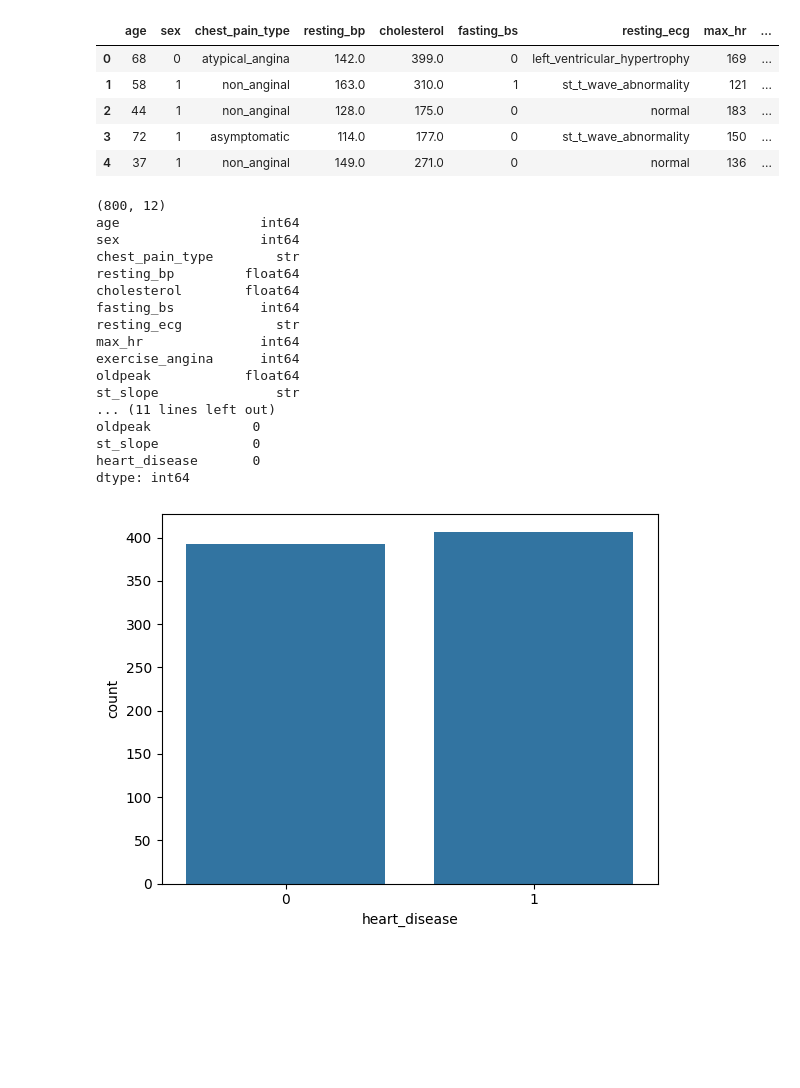
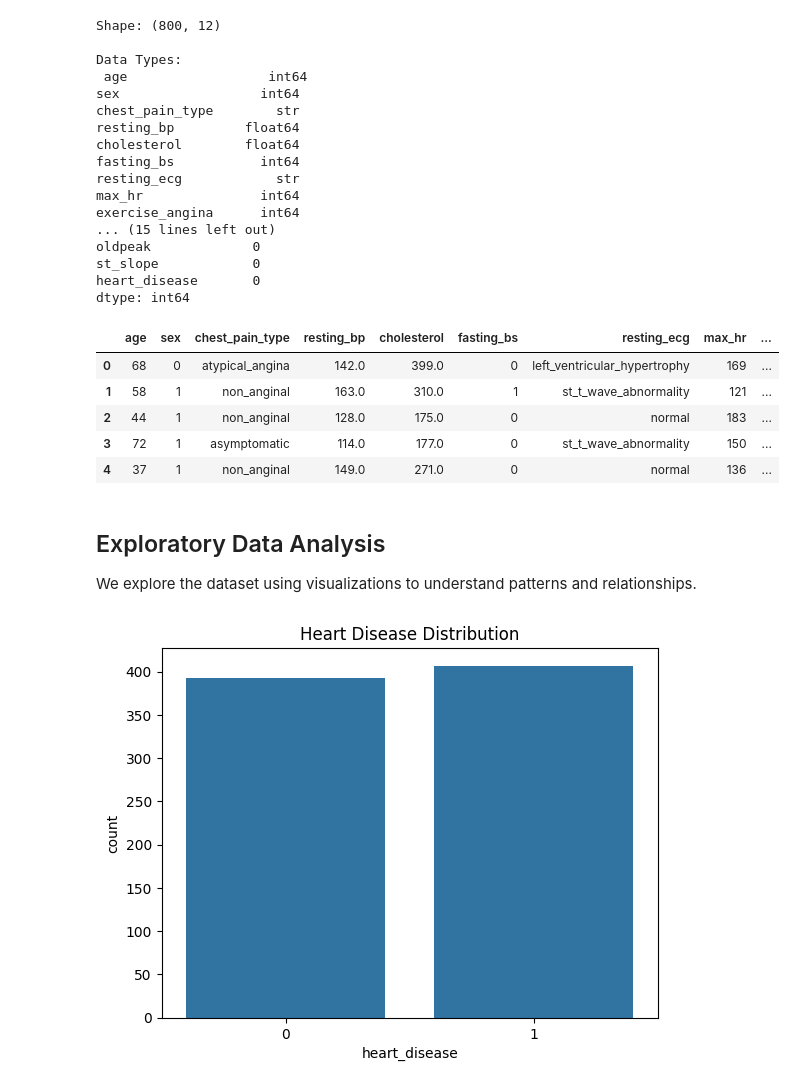
Before and after one commit to Anshraj9870/ml-assessment-Anshraj, a Jupyter notebook: part_a/q1_supervised.ipynb, the cells around one changed output. Drawn from its saved outputs; the diff is of its cells as text; code cells hidden in the pictures; blank space fills up the shorter version.

```diff
--- a/part_a/q1_supervised.ipynb
+++ b/part_a/q1_supervised.ipynb
@@ -1,43 +9,49 @@
 # %%
 import pandas as pd
 
+# Load dataset
 df = pd.read_csv('../data/q1_heart_disease.csv')
 
+# Basic inspection
+print("Shape:", df.shape)
+print("\nData Types:\n", df.dtypes)
+print("\nMissing Values:\n", df.isnull().sum())
+
 df.head()
 # %% [output]
+Shape: (800, 12)
+
+Data Types:
+ age                  int64
+sex                  int64
+chest_pain_type        str
+resting_bp         float64
+cholesterol        float64
+fasting_bs           int64
+resting_ecg            str
+max_hr               int64
+exercise_angina      int64
+... (15 lines left out)
+oldpeak             0
+st_slope            0
+heart_disease       0
+dtype: int64
 |  | age | sex | chest_pain_type | resting_bp | cholesterol | fasting_bs | resting_ecg | max_hr | ... |
 | 0 | 68 | 0 | atypical_angina | 142.0 | 399.0 | 0 | left_ventricular_hypertrophy | 169 | ... |
 | 1 | 58 | 1 | non_anginal | 163.0 | 310.0 | 1 | st_t_wave_abnormality | 121 | ... |
 | 2 | 44 | 1 | non_anginal | 128.0 | 175.0 | 0 | normal | 183 | ... |
 | 3 | 72 | 1 | asymptomatic | 114.0 | 177.0 | 0 | st_t_wave_abnormality | 150 | ... |
 | 4 | 37 | 1 | non_anginal | 149.0 | 271.0 | 0 | normal | 136 | ... |
-# %%
-print(df.shape)
-print(df.dtypes)
-print(df.isnull().sum())
-# %% [output]
-(800, 12)
-age                  int64
-sex                  int64
-chest_pain_type        str
-resting_bp         float64
-cholesterol        float64
-fasting_bs           int64
-resting_ecg            str
-max_hr               int64
-exercise_angina      int64
-oldpeak            float64
-st_slope               str
-... (11 lines left out)
-oldpeak             0
-st_slope            0
-heart_disease       0
-dtype: int64
+# %% [markdown]
+## Exploratory Data Analysis
+
+We explore the dataset using visualizations to understand patterns and relationships.
 # %%
+import matplotlib.pyplot as plt
 import seaborn as sns
-import matplotlib.pyplot as plt
 
 sns.countplot(x='heart_disease', data=df)
+plt.title("Heart Disease Distribution")
 plt.show()
 # %% [output]
-[figure, old version]
+[figure, new version]
```
Also changed, not shown: parts of 19 cells of this notebook.
